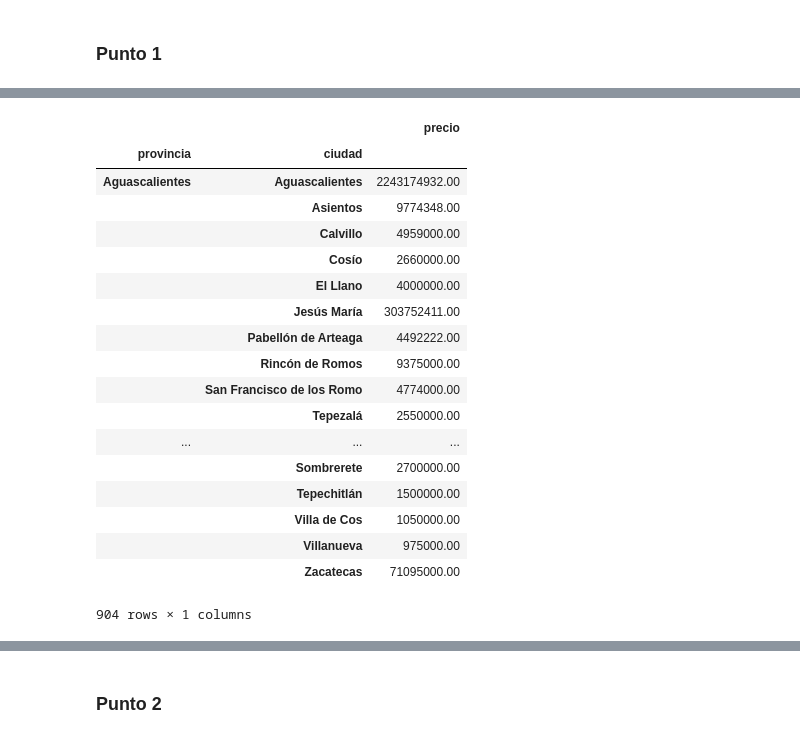
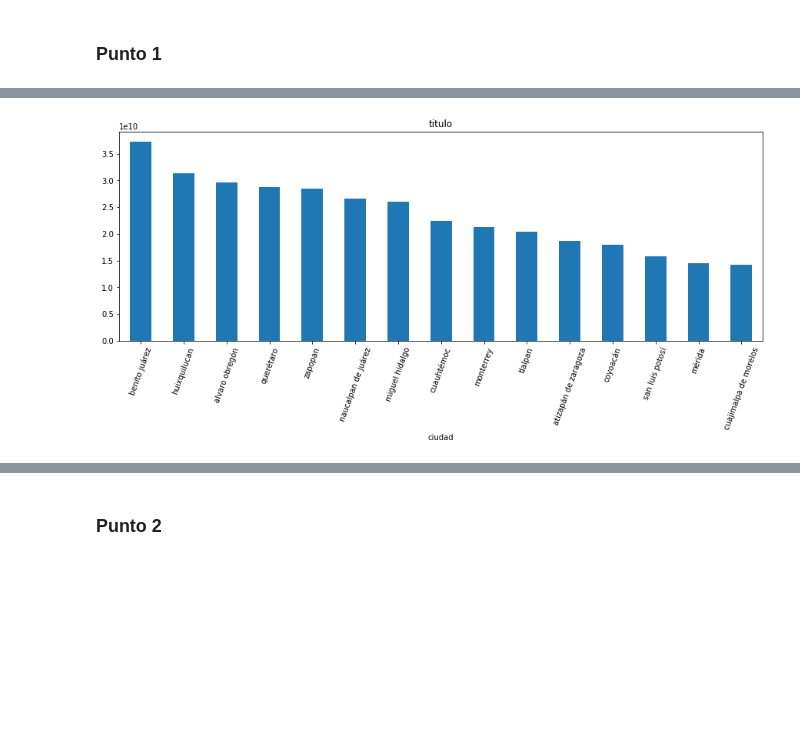
Before and after one commit to nbuzzano/7506-zonaprop, a Jupyter notebook: zonaprop-data-analysis.ipynb, the cells around one changed output, grey strips where cells are left out. Saved outputs shown, nothing was run; the diff lists cells and outputs as text; code cells hidden in the pictures; blank space fills up the shorter version.

```diff
--- a/zonaprop-data-analysis.ipynb
+++ b/zonaprop-data-analysis.ipynb
@@ -441,31 +431,7 @@ Name: precio, dtype: float64
 # %%
 #agrupo por ciudad, hago sumatoria de los precios y ordeno de mayor a menor
-df1.groupby(['ciudad']).precio.sum().sort_values(ascending=False)
+df1 = df1.groupby(['ciudad']).precio.sum().nlargest(15)
-# %%
-#agrupo por provincia y ciudad, hago sumatoria de los precios y ordeno de mayor a menor
-df1 = df.copy()
-df1 = pd.DataFrame(df1.groupby(['provincia', 'ciudad']).precio.sum())
-
-#
-# dentro de cada grupacion por provincia y ciudad no se como ordenar de mayor a menor por precio
-# >> df1.groupby(['provincia', 'ciudad']).apply(lambda _df: _df.sort_values(by='precio'))
-# %% [output]
-|  |  | precio |
-| provincia | ciudad |  |
-| Aguascalientes | Aguascalientes | 2243174932.00 |
-|  | Asientos | 9774348.00 |
-|  | Calvillo | 4959000.00 |
-|  | Cosío | 2660000.00 |
-|  | El Llano | 4000000.00 |
-|  | Jesús María | 303752411.00 |
-|  | Pabellón de Arteaga | 4492222.00 |
-|  | Rincón de Romos | 9375000.00 |
-|  | San Francisco de los Romo | 4774000.00 |
-|  | Tepezalá | 2550000.00 |
-| ... | ... | ... |
-|  | Sombrerete | 2700000.00 |
-|  | Tepechitlán | 1500000.00 |
-|  | Villa de Cos | 1050000.00 |
-|  | Villanueva | 975000.00 |
-|  | Zacatecas | 71095000.00 |
-904 rows × 1 columns
+# %%
+df1.plot(kind='bar', figsize=(15, 5), rot=70, title="titulo");
+# %% [output]
+[figure, added]
```
Also changed, not shown: parts of 12 cells of this notebook.
